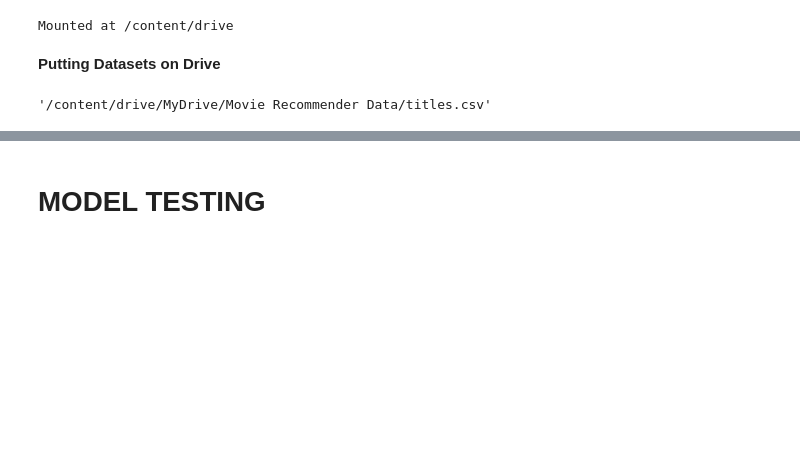
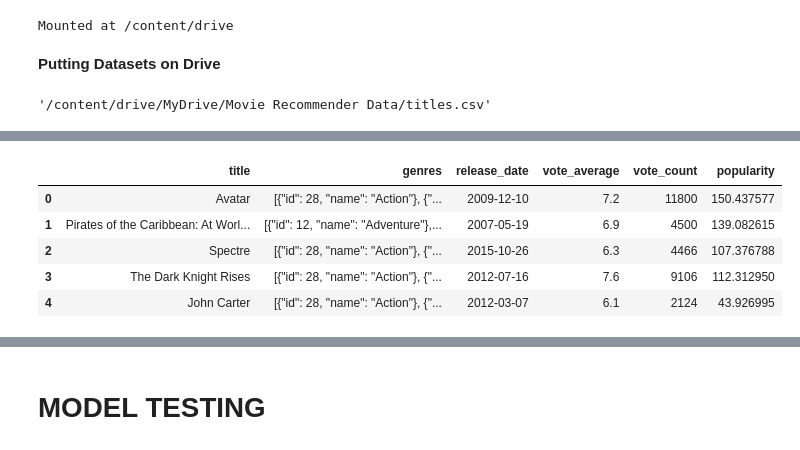
Before and after one commit to Nawsh1337/Movie-Recommendation-Bot-Using-LLMs, a Jupyter notebook: Data_Preprocessing.ipynb, the cells around one changed output, grey strips where cells are left out. Cells and saved outputs as stored; diff of their text form; code cells hidden in the pictures; blank space fills up the shorter version.

```diff
--- a/Data_Preprocessing.ipynb
+++ b/Data_Preprocessing.ipynb
@@ -122,0 +113,15 @@ memory usage: 685.7+ KB
+# %%
+newdf1 = df1[['title','genres','release_date','vote_average','vote_count','popularity']]
+
+newdf2 = df2[['title','genres','release_date','vote_average','vote_count','popularity']]
+
+newdf3 = df3[['title','genres','release_year','imdb_score','imdb_votes','tmdb_popularity']]
+# %%
+newdf1.head()
+# %% [output]
+|  | title | genres | release_date | vote_average | vote_count | popularity |
+| 0 | Avatar | [{"id": 28, "name": "Action"}, {"... | 2009-12-10 | 7.2 | 11800 | 150.437577 |
+| 1 | Pirates of the Caribbean: At Worl... | [{"id": 12, "name": "Adventure"},... | 2007-05-19 | 6.9 | 4500 | 139.082615 |
+| 2 | Spectre | [{"id": 28, "name": "Action"}, {"... | 2015-10-26 | 6.3 | 4466 | 107.376788 |
+| 3 | The Dark Knight Rises | [{"id": 28, "name": "Action"}, {"... | 2012-07-16 | 7.6 | 9106 | 112.312950 |
+| 4 | John Carter | [{"id": 28, "name": "Action"}, {"... | 2012-03-07 | 6.1 | 2124 | 43.926995 |
```
Also changed, not shown: parts of 24 cells of this notebook.
